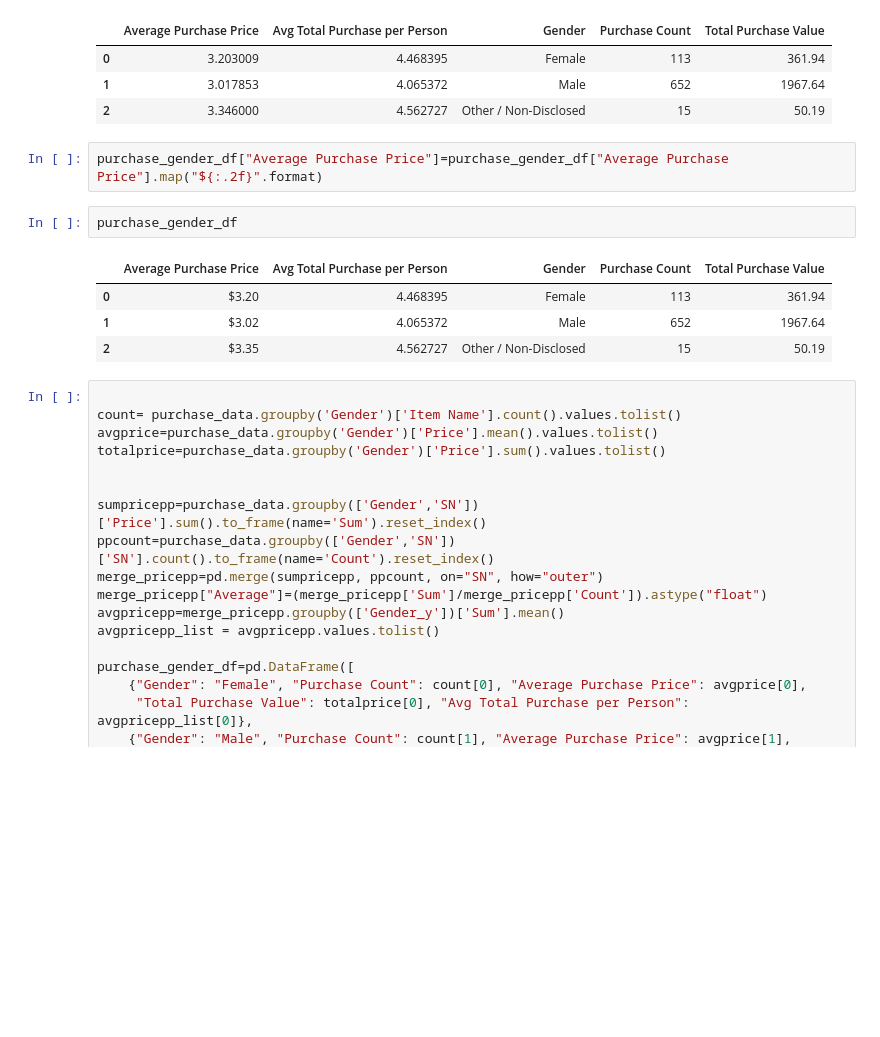
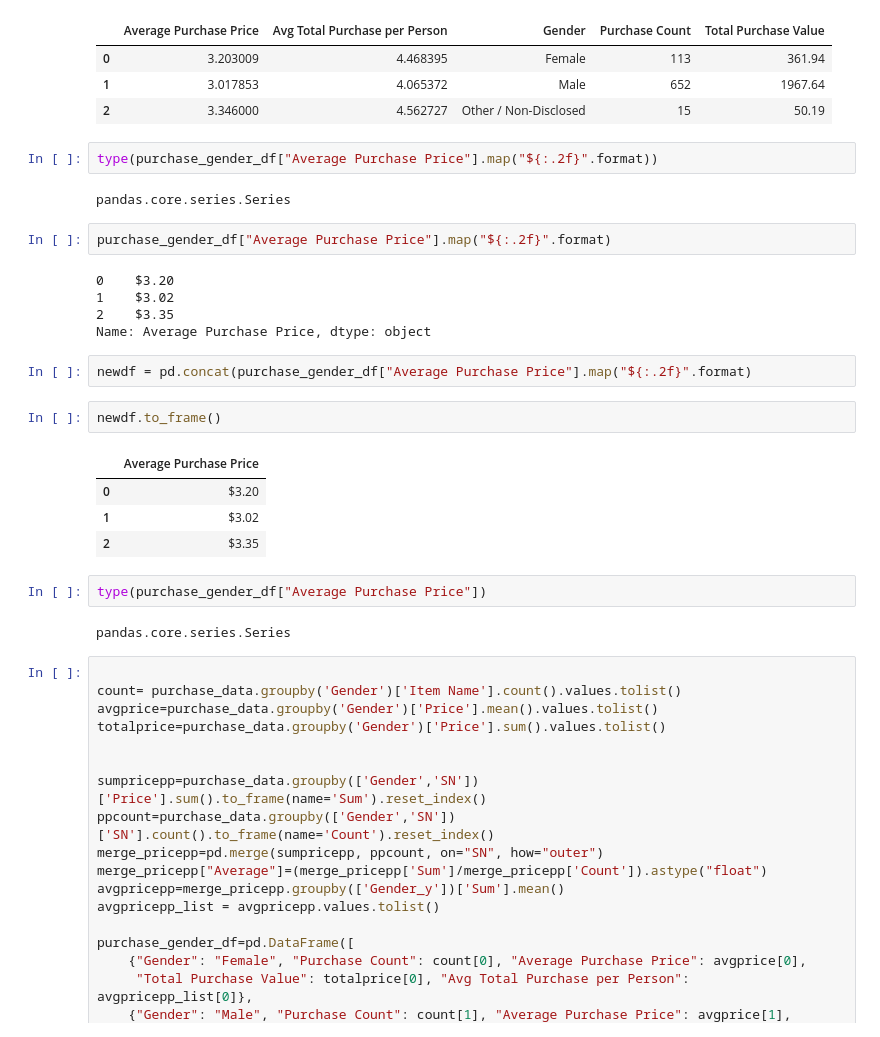
Before and after one commit to penghit/Coursera_Applied_Data_Science_Capstone, a Jupyter notebook: Panda_HeroesOfPymoli.ipynb, the cells around one changed output. Cells and saved outputs as stored; diff of their text form; blank space fills up the shorter version.

```diff
--- a/Panda_HeroesOfPymoli.ipynb
+++ b/Panda_HeroesOfPymoli.ipynb
@@ -180,15 +180,30 @@ purchase_gender_df
 | 0 | 3.203009 | 4.468395 | Female | 113 | 361.94 |
 | 1 | 3.017853 | 4.065372 | Male | 652 | 1967.64 |
 | 2 | 3.346000 | 4.562727 | Other / Non-Disclosed | 15 | 50.19 |
+# %%
+type(purchase_gender_df["Average Purchase Price"].map("${:.2f}".format))
+# %% [output]
+pandas.core.series.Series
 # %%
-purchase_gender_df["Average Purchase Price"]=purchase_gender_df["Average Purchase Price"].map("${:.2f}".format)
+purchase_gender_df["Average Purchase Price"].map("${:.2f}".format)
+# %% [output]
+0    $3.20
+1    $3.02
+2    $3.35
+Name: Average Purchase Price, dtype: object
-# %%
-purchase_gender_df
-# %% [output]
-|  | Average Purchase Price | Avg Total Purchase per Person | Gender | Purchase Count | Total Purchase Value |
-| 0 | $3.20 | 4.468395 | Female | 113 | 361.94 |
-| 1 | $3.02 | 4.065372 | Male | 652 | 1967.64 |
-| 2 | $3.35 | 4.562727 | Other / Non-Disclosed | 15 | 50.19 |
+# %%
+newdf = pd.concat(purchase_gender_df["Average Purchase Price"].map("${:.2f}".format)
+# %%
+newdf.to_frame()
+# %% [output]
+|  | Average Purchase Price |
+| 0 | $3.20 |
+| 1 | $3.02 |
+| 2 | $3.35 |
+# %%
+type(purchase_gender_df["Average Purchase Price"])
+# %% [output]
+pandas.core.series.Series
 # %%
 
 count= purchase_data.groupby('Gender')['Item Name'].count().values.tolist()
```
